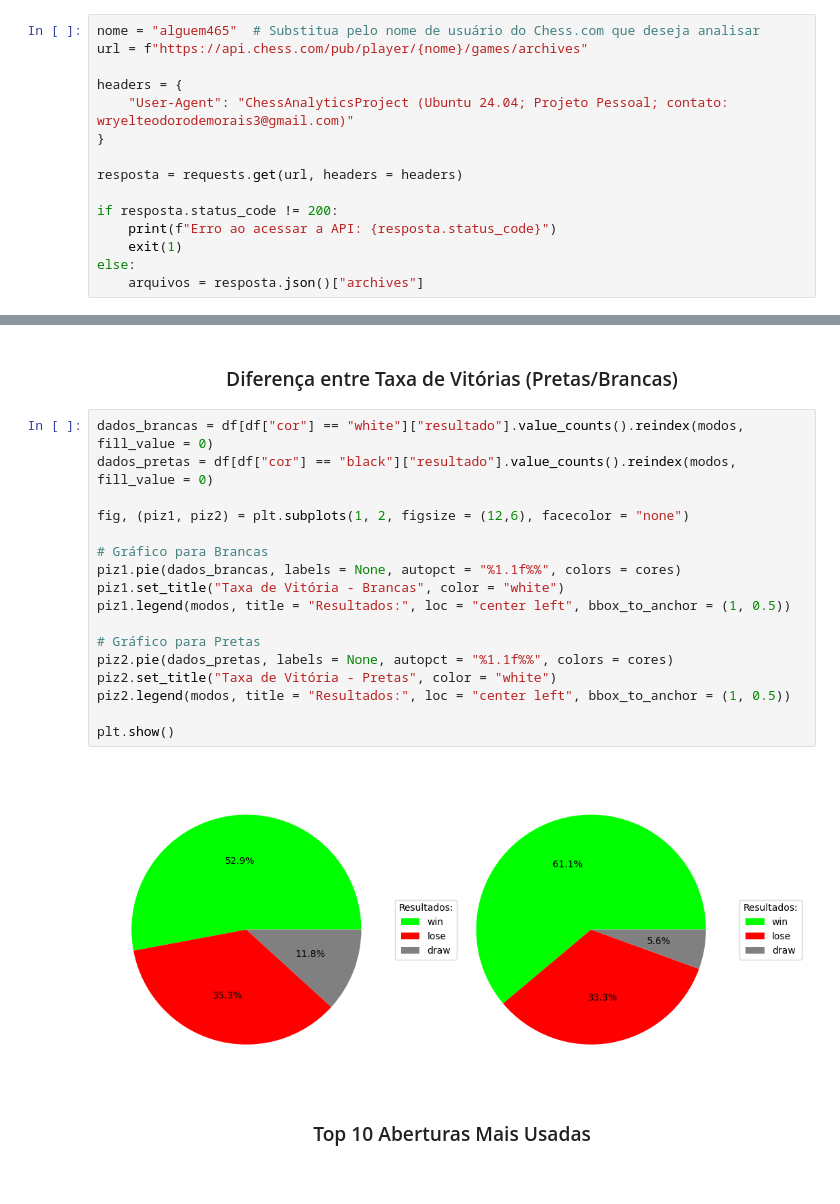
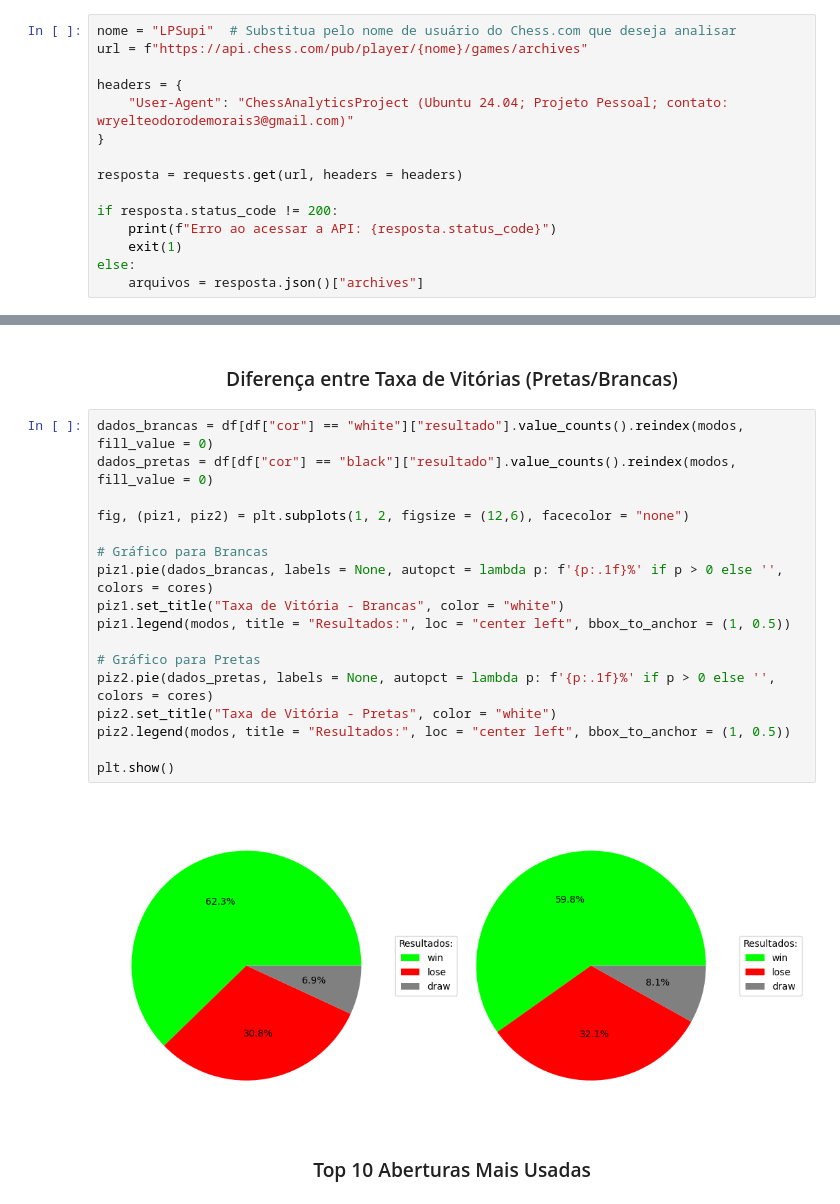
Before and after one commit to WryelTeodoroMorais/Chess_Analytics, a Jupyter notebook: Chess_Analytics.ipynb, the cells around one changed output, grey strips where cells are left out. Drawn from its saved outputs; the diff is of its cells as text.

```diff
--- a/Chess_Analytics.ipynb
+++ b/Chess_Analytics.ipynb
@@ -10,7 +10,7 @@ import re
 # %% [markdown]
 ### <center> Requisição dos Dados
 # %%
-nome = "alguem465"  # Substitua pelo nome de usuário do Chess.com que deseja analisar
+nome = "LPSupi"  # Substitua pelo nome de usuário do Chess.com que deseja analisar
 url = f"https://api.chess.com/pub/player/{nome}/games/archives"
 
 headers = {
@@ -137,22 +149,22 @@ plt.show()
 # %%
 dados_brancas = df[df["cor"] == "white"]["resultado"].value_counts().reindex(modos, fill_value = 0)
 dados_pretas = df[df["cor"] == "black"]["resultado"].value_counts().reindex(modos, fill_value = 0)
 
 fig, (piz1, piz2) = plt.subplots(1, 2, figsize = (12,6), facecolor = "none")
 
 # Gráfico para Brancas
-piz1.pie(dados_brancas, labels = None, autopct = "%1.1f%%", colors = cores)
+piz1.pie(dados_brancas, labels = None, autopct = lambda p: f'{p:.1f}%' if p > 0 else '', colors = cores)
 piz1.set_title("Taxa de Vitória - Brancas", color = "white")
 piz1.legend(modos, title = "Resultados:", loc = "center left", bbox_to_anchor = (1, 0.5))
 
 # Gráfico para Pretas
-piz2.pie(dados_pretas, labels = None, autopct = "%1.1f%%", colors = cores)
+piz2.pie(dados_pretas, labels = None, autopct = lambda p: f'{p:.1f}%' if p > 0 else '', colors = cores)
 piz2.set_title("Taxa de Vitória - Pretas", color = "white")
 piz2.legend(modos, title = "Resultados:", loc = "center left", bbox_to_anchor = (1, 0.5))
 
 plt.show()
 # %% [output]
-[figure, old version]
+[figure, new version]
 # %% [markdown]
 ### <center> Top 10 Aberturas Mais Usadas
 # %%
```
Also changed, not shown: parts of 9 cells of this notebook, 2 other files.
